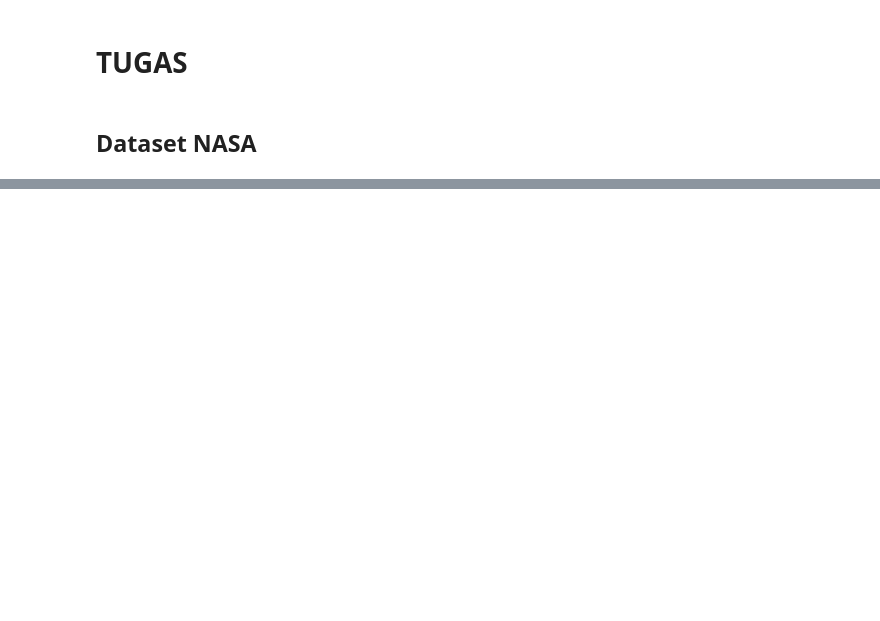
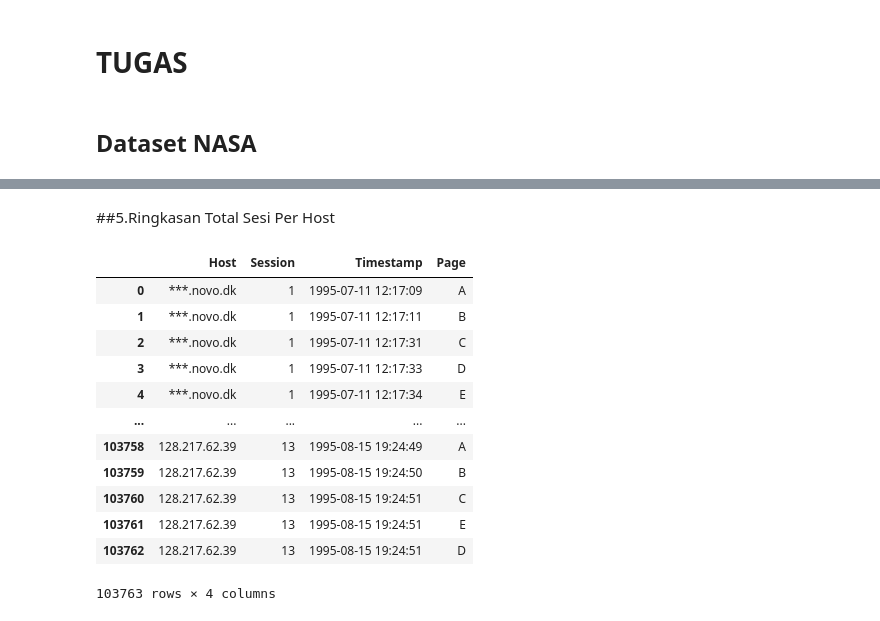
Before and after one commit to mabrurahrahayu-creator/PPW, a Jupyter notebook: _sources/Webuage_&_Tugas.ipynb, the cells around one changed output, grey strips where cells are left out. Drawn from its saved outputs; the diff is of its cells as text; code cells hidden in the pictures; blank space fills up the shorter version.

```diff
--- a/_sources/Webuage_&_Tugas.ipynb
+++ b/_sources/Webuage_&_Tugas.ipynb
@@ -684,0 +705,13 @@ Pratinjau data baru (4 kolom):
+# %%
+def num_to_letters(n):
+    """Konversi angka ke huruf: 0→A, 1→B, ..., 25→Z, 26→AA, dst."""
+    result = ""
+    n += 1
+    while n > 0:
+        n -= 1
+        result = chr(65 + (n % 26)) + result
+        n //= 26
+    return result
+
+# --- Hasil Langsung ---
+[num_to_letters(i) for i in range(10)]
@@ -684,0 +825,35 @@ Pratinjau data baru (4 kolom):
+# %% [markdown]
+##5.Ringkasan Total Sesi Per Host
+# %%
+table_rows = []
+
+for item in results:
+    host = item["Host"]
+    sessions = item["Sessions"]
+
+    for session_idx, session in enumerate(sessions, start=1):
+        for ts, label in session:
+            table_rows.append({
+                "Host": host,
+                "Session": session_idx,
+                "Timestamp": ts,
+                "Page": label
+            })
+
+usage_table = pd.DataFrame(table_rows)
+
+usage_table
+# %% [output]
+|  | Host | Session | Timestamp | Page |
+| 0 | ***.novo.dk | 1 | 1995-07-11 12:17:09 | A |
+| 1 | ***.novo.dk | 1 | 1995-07-11 12:17:11 | B |
+| 2 | ***.novo.dk | 1 | 1995-07-11 12:17:31 | C |
+| 3 | ***.novo.dk | 1 | 1995-07-11 12:17:33 | D |
+| 4 | ***.novo.dk | 1 | 1995-07-11 12:17:34 | E |
+| ... | ... | ... | ... | ... |
+| 103758 | 128.217.62.39 | 13 | 1995-08-15 19:24:49 | A |
+| 103759 | 128.217.62.39 | 13 | 1995-08-15 19:24:50 | B |
+| 103760 | 128.217.62.39 | 13 | 1995-08-15 19:24:51 | C |
+| 103761 | 128.217.62.39 | 13 | 1995-08-15 19:24:51 | E |
+| 103762 | 128.217.62.39 | 13 | 1995-08-15 19:24:51 | D |
+103763 rows × 4 columns
```
Also changed, not shown: parts of 35 cells of this notebook, 9 other files.
